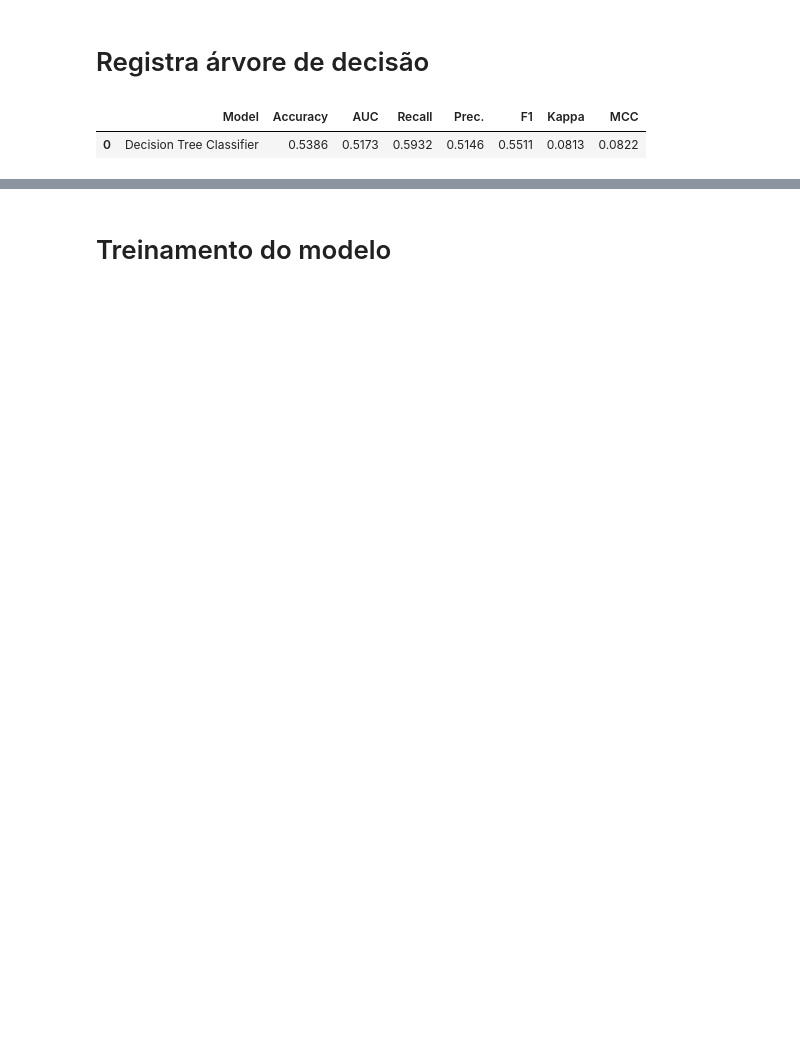
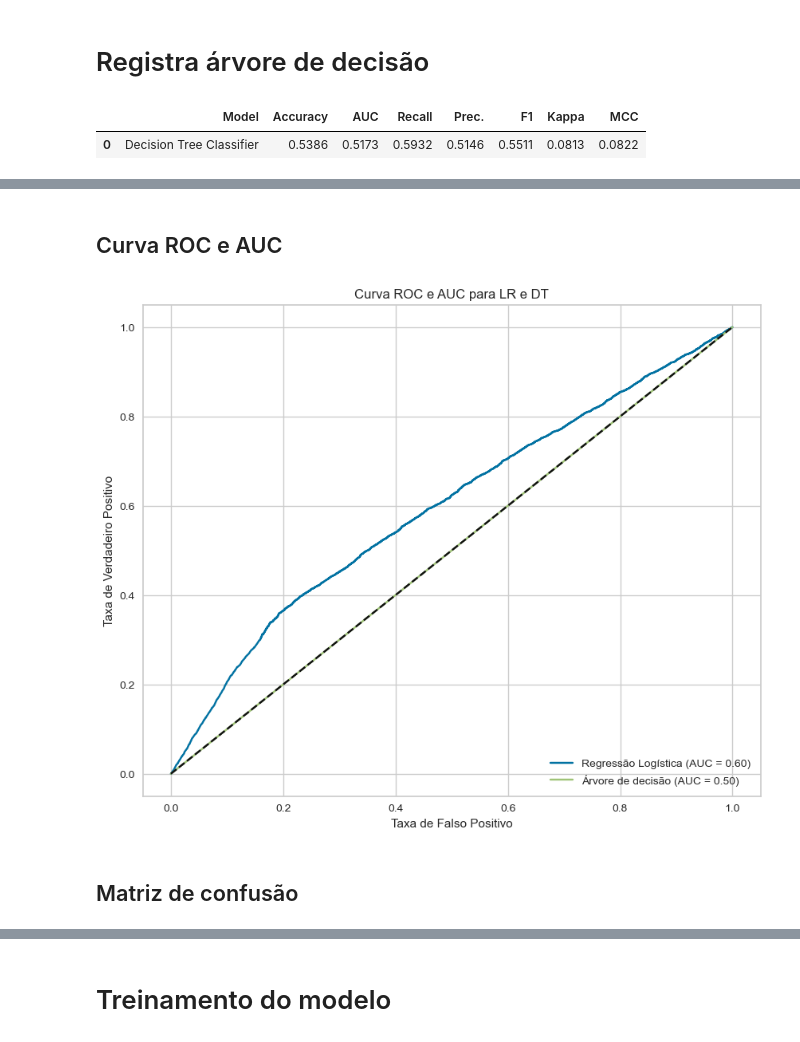
Before and after one commit to ralima/projeto-final-ml-eng, a Jupyter notebook: code/projeto_final.ipynb, the cells around one changed output, grey strips where cells are left out. Saved outputs shown, nothing was run; the diff lists cells and outputs as text; code cells hidden in the pictures; blank space fills up the shorter version.

```diff
--- a/code/projeto_final.ipynb
+++ b/code/projeto_final.ipynb
@@ -225,0 +230,39 @@ Scoring: f1
+# %% [markdown]
+## Curva ROC e AUC
+# %%
+clean_xtrain = xtrain.drop(coluna_alvo, axis=1)
+clean_xtest = xtest.drop(coluna_alvo, axis=1)
+
+# Regressão Logistica
+logistic_scores = list_models[0].predict_proba(clean_xtrain)[:, 1]
+fpr_logistic, tpr_logistic, _ = roc_curve(ytrain, logistic_scores)
+roc_auc_logistic = auc(fpr_logistic, tpr_logistic)
+
+# Arvore de Decisão
+tree_scores = list_models[1].predict_proba(clean_xtrain)[:, 1]
+fpr_tree, tpr_tree, _ = roc_curve(ytrain, tree_scores)
+roc_auc_tree = auc(fpr_tree, tpr_tree)
+
+# Plot curva ROC e AUC (area under the curve)
+plot.figure(figsize=(10, 8))
+plot.plot(fpr_logistic, tpr_logistic, label=f'Regressão Logística (AUC = {roc_auc_logistic:.2f})')
+plot.plot(fpr_tree, tpr_tree, label=f'Árvore de decisão (AUC = {roc_auc_tree:.2f})')
+plot.plot([0, 1], [0, 1], 'k--')  # linha diagonal
+plot.xlabel('Taxa de Falso Positivo')
+plot.ylabel('Taxa de Verdadeiro Positivo')
+plot.title('Curva ROC e AUC para LR e DT')
+plot.legend(loc="lower right")
+
+image = plot.gcf()
+image_name = 'ROC_curve_AUC.png'
+image.savefig(image_name, dpi=100)
+
+plot.show()
+
+mlflow.log_artifact(image_name)
+
+os.remove(image_name)
+# %% [output]
+[figure, added]
+# %% [markdown]
+## Matriz de confusão
```
Also changed, not shown: parts of 15 cells of this notebook, 7 other files.
